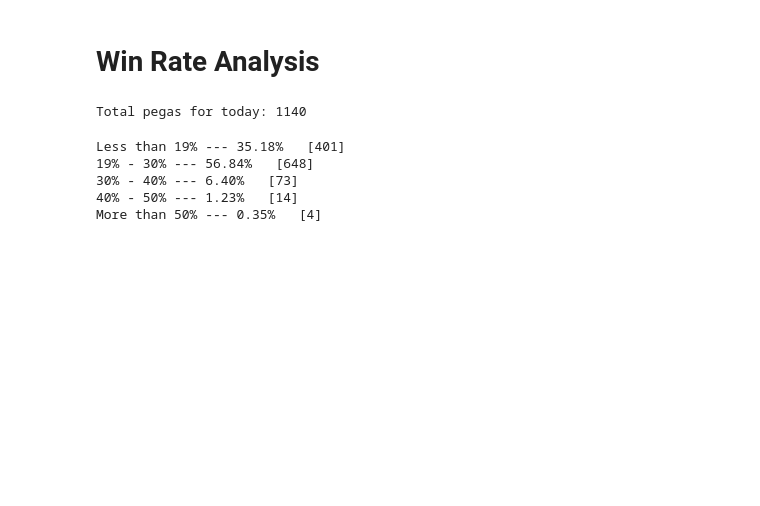
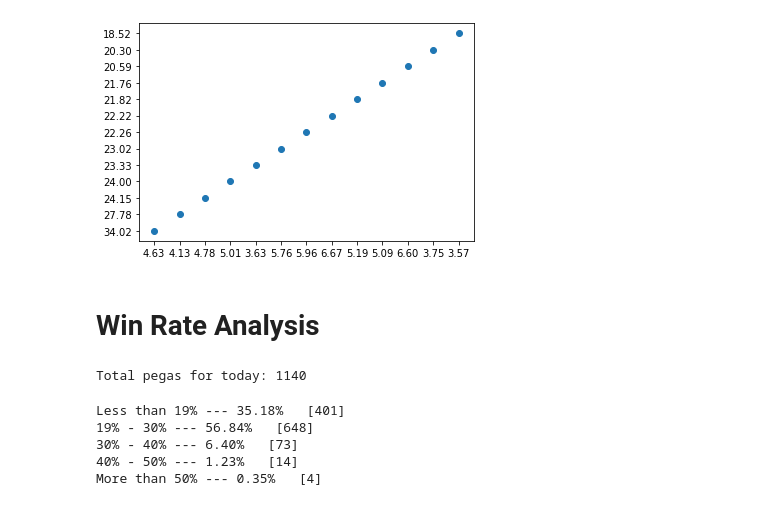
Before and after one commit to enricoaquilina/Pegaxy_research, a Jupyter notebook: Pegaxy Analysis.ipynb, the cells around one changed output. Cells and saved outputs as stored; diff of their text form; code cells hidden in the pictures; blank space fills up the shorter version.

```diff
--- a/Pegaxy Analysis.ipynb
+++ b/Pegaxy Analysis.ipynb
@@ -239,3 +304,8 @@ test.head()
+# %%
+plt.scatter(test['rng_agg'], test['win_rate'])
+plt.show()
+# %% [output]
+[figure, added]
 # %% [markdown]
 # Win Rate Analysis
 # %%
```
Also changed, not shown: parts of 10 cells of this notebook, 1 other file.
